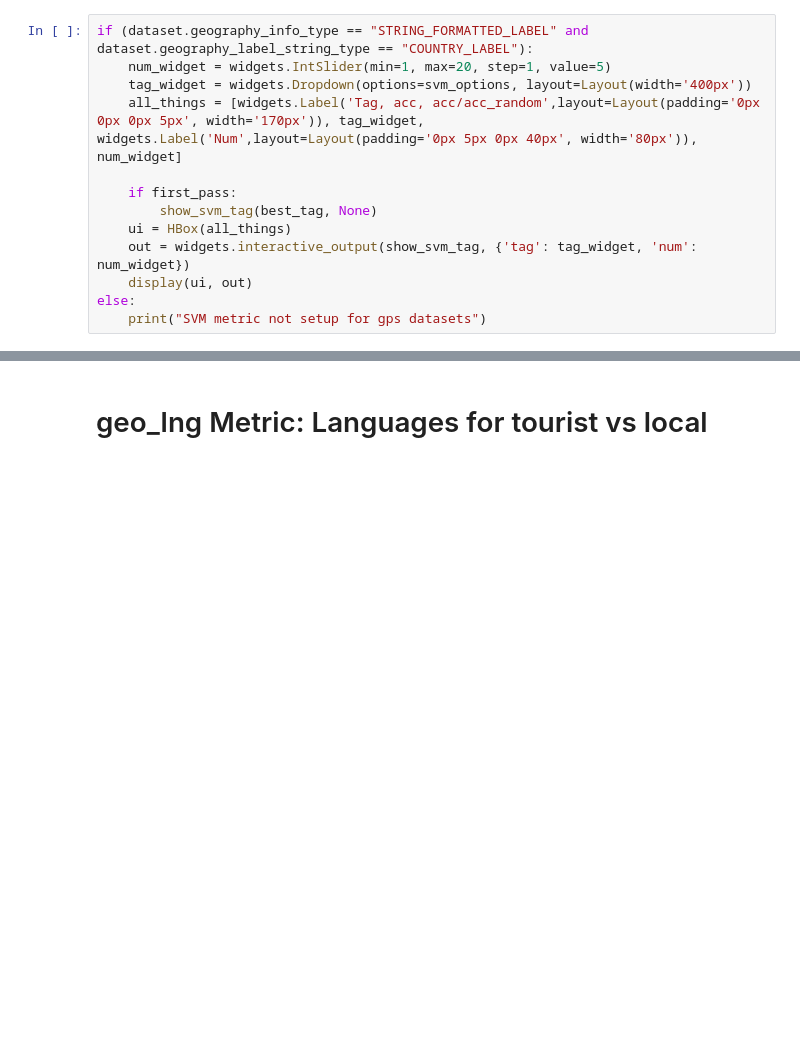
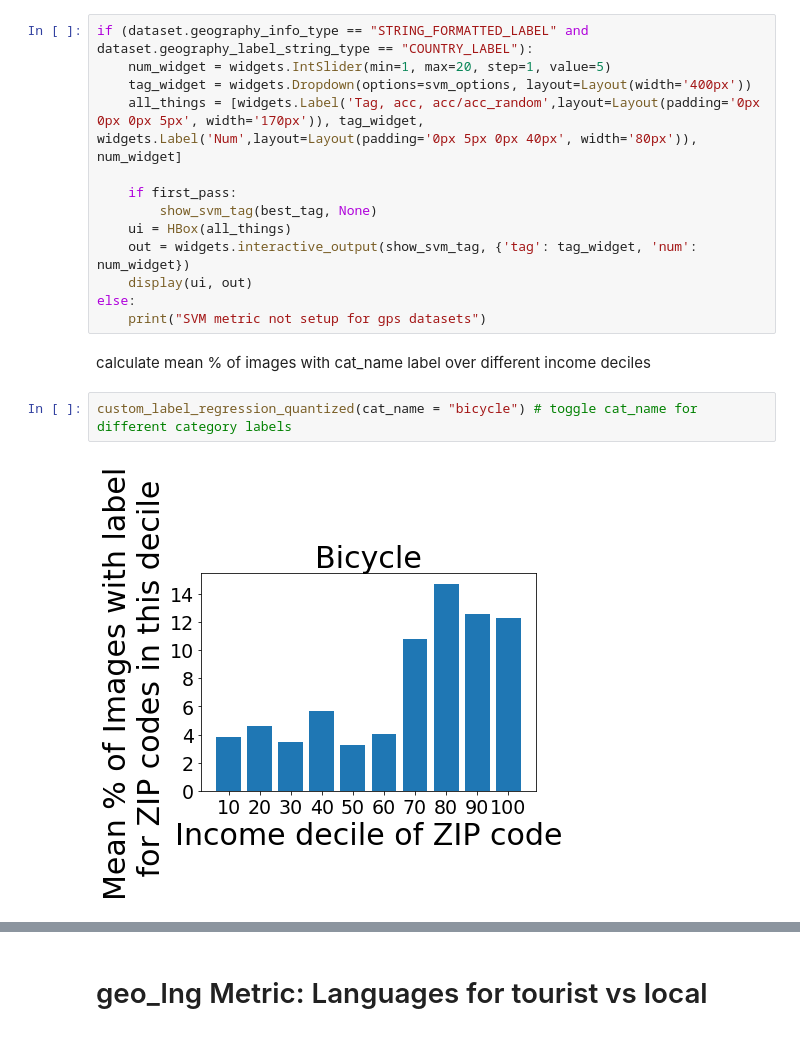
Before and after one commit to princetonvisualai/revise-tool, a Jupyter notebook: analysis_notebooks/Geography Analysis.ipynb, the cells around one changed output, grey strips where cells are left out. Cells and saved outputs as stored; diff of their text form; blank space fills up the shorter version.

```diff
--- a/analysis_notebooks/Geography Analysis.ipynb
+++ b/analysis_notebooks/Geography Analysis.ipynb
@@ -980,3 +1159,9 @@ if (dataset.geography_info_type == "STRING_FORMATTED_LABEL" and dataset.geograph
     display(ui, out)
 else:
     print("SVM metric not setup for gps datasets")
+# %% [markdown]
+calculate mean % of images with cat_name label over different income deciles
+# %%
+custom_label_regression_quantized(cat_name = "bicycle") # toggle cat_name for different category labels
+# %% [output]
+[figure, added]
```
Also changed, not shown: parts of 8 cells of this notebook.
